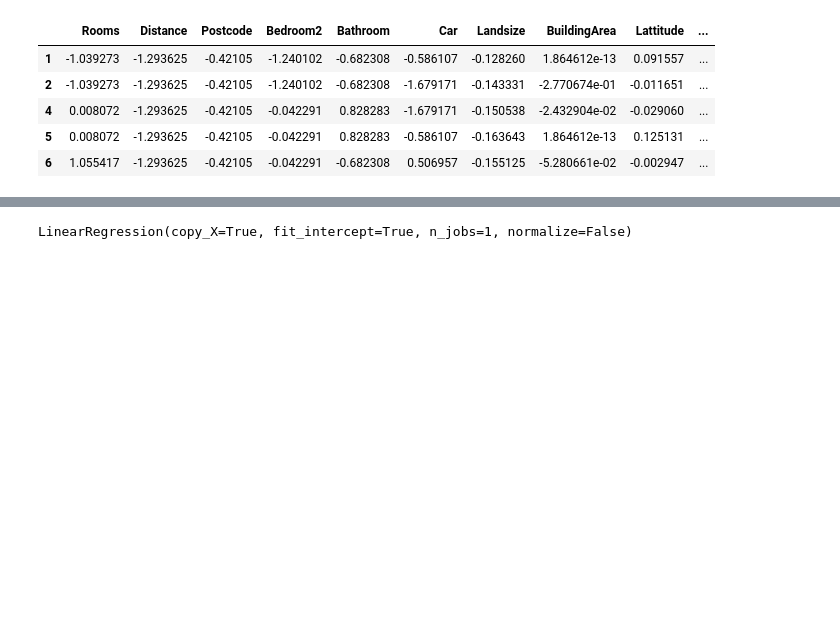
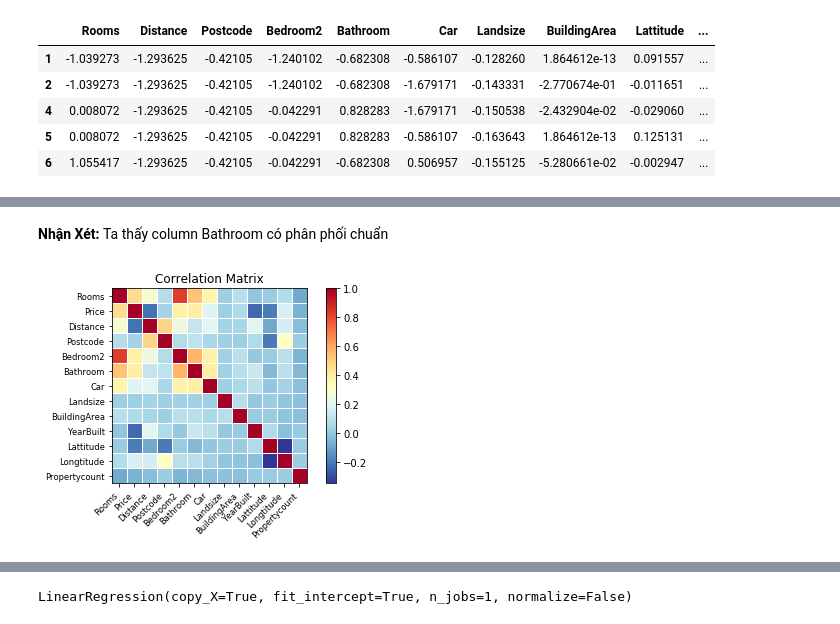
Before and after one commit to dinhbao10t4/MachineLearningAssignment, a Jupyter notebook: Melbourne_housing/Melbourne_housing_notebook.ipynb, the cells around one changed output, grey strips where cells are left out. Cells and saved outputs as stored; diff of their text form; code cells hidden in the pictures; blank space fills up the shorter version.

```diff
--- a/Melbourne_housing/Melbourne_housing_notebook.ipynb
+++ b/Melbourne_housing/Melbourne_housing_notebook.ipynb
@@ -321,0 +335,8 @@ X.head()
+# %% [markdown]
+<b>Nhận Xét: </b>Ta thấy column Bathroom có phân phối chuẩn
+# %%
+corr = melbourne_housing.corr()
+sm.graphics.plot_corr(corr, xnames=list(corr.columns))
+plt.show()
+# %% [output]
+[figure, added]
```
Also changed, not shown: parts of 41 cells of this notebook.
